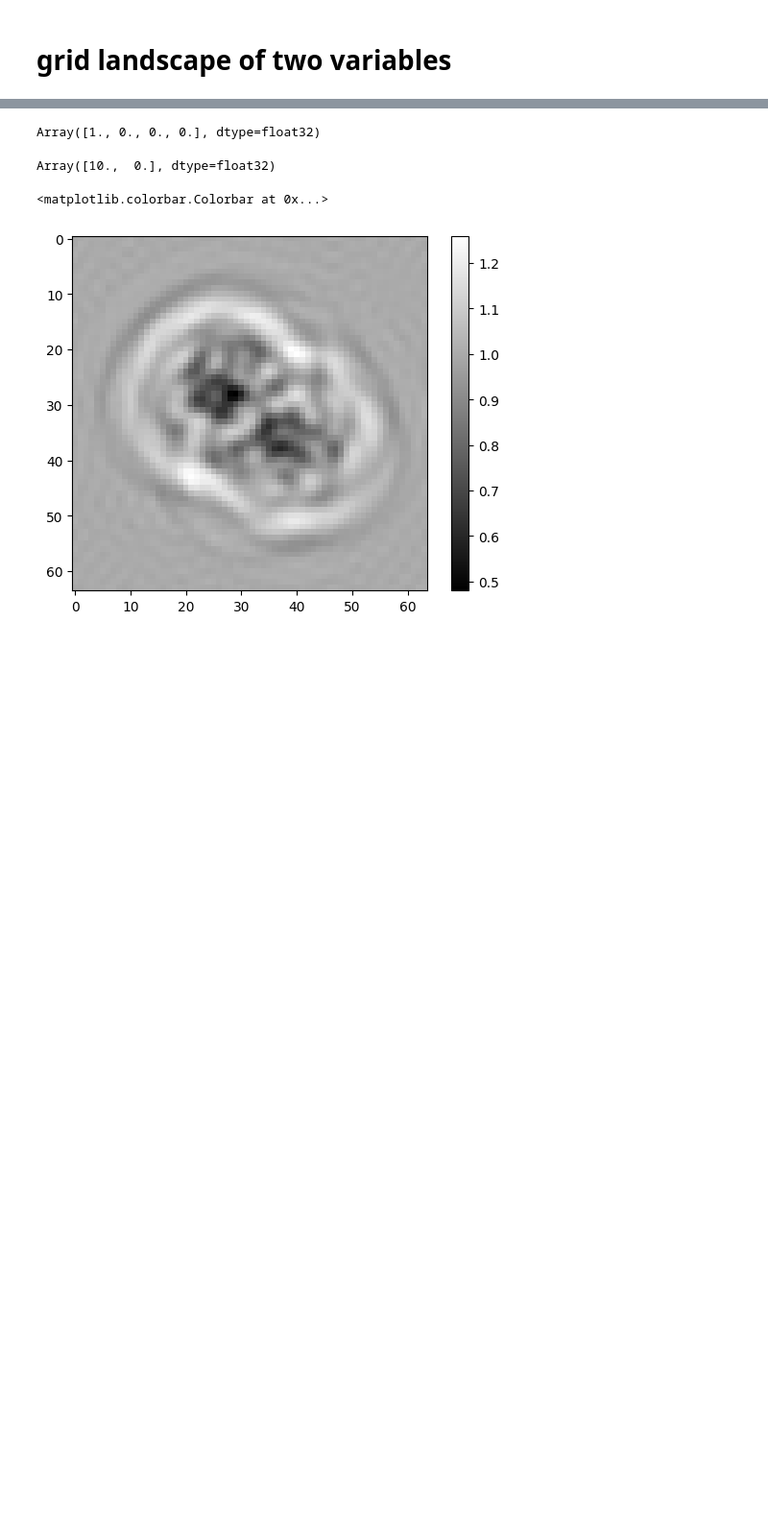
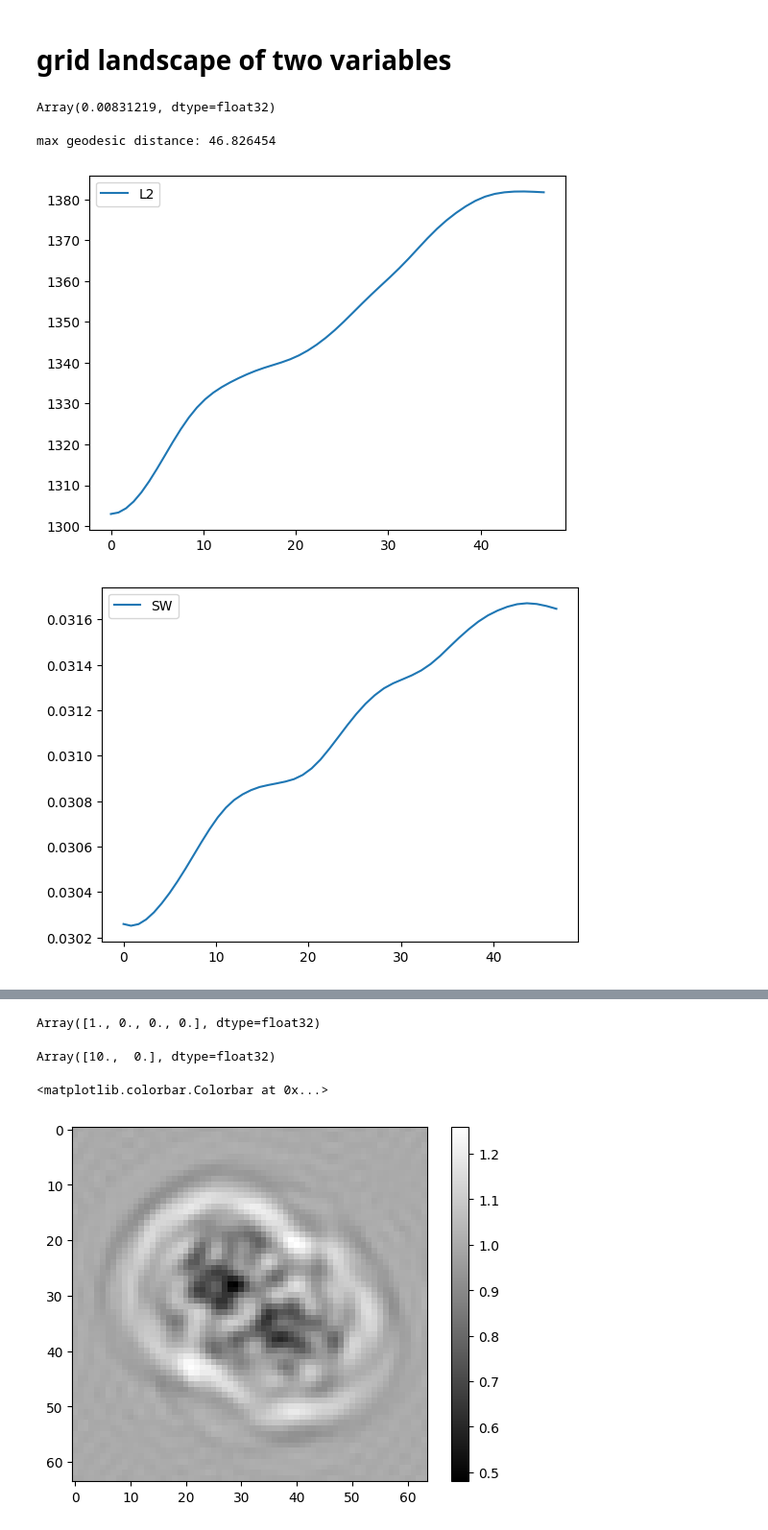
Before and after one commit to flatironinstitute/GOTO-SWAP, a Jupyter notebook: examples/cryojax_joint_optimization.ipynb, the cells around one changed output, grey strips where cells are left out. Shown at 96% size. Saved outputs shown, nothing was run; the diff lists cells and outputs as text; code cells hidden in the pictures; blank space fills up the shorter version.

```diff
--- a/examples/cryojax_joint_optimization.ipynb
+++ b/examples/cryojax_joint_optimization.ipynb
@@ -163,25 +153,48 @@ AssertionError:
+# %%
+n_pix = 64
+xm, ym = jnp.meshgrid(
+        jnp.linspace(-n_pix // 2, n_pix // 2 - 1, n_pix),
+        jnp.linspace(-n_pix // 2, n_pix // 2 - 1, n_pix),
+        indexing='ij',
+    )
+grid = jnp.stack([xm, ym], axis=-1)
+n_projections = 100
+n_pixels = 300
+normalize_safely_epsilon = 1e-12
+key = jax.random.PRNGKey(0)
+sw_sorted_jax_differentiable(image_model.simulate(), image_model.simulate() + 1, grid, n_projections, n_pixels, normalize_safely_epsilon, key)
+# %% [output]
+Array(0.00831219, dtype=float32)
 # %%
 
+# Example: same grids
+n = 50
+cv_grid = jnp.linspace(-4, 4, n)
+other_grid = jnp.linspace(0, 0.2, n)
 
-# Example: same grids
-n = 30
-cv_grid = jnp.linspace(-4, 4, n)
-other_grid = jnp.linspace(-5, 5, n)
-proj_ref = image_model.simulate()
+def other_to_geodesic(other):
+    wxyz = jnp.array([1.0-other, other, other, other])
+    wxyz /= jnp.linalg.norm(wxyz)
+    return jnp.rad2deg(2*jnp.arccos(wxyz[0]))
+# proj_ref = image_model.simulate()
+print('max geodesic distance:', other_to_geodesic(other_grid.max()))
 
 # Define a single evaluation function
 def eval_l2(cv, other):
-    # wxyz=jnp.array([1.0-other, other, other, other])
-    # wxyz /= jnp.linalg.norm(wxyz)
+    wxyz=jnp.array([1.0-other, other, other, other])
+    wxyz /= jnp.linalg.norm(wxyz)
     new_image_model = apply_all_cv(
-        image_model,
-        wxyz=jnp.array([1.0,0,0,0]),
-        cv_scalar=cv,
-        defocus_scalar=2000,
-        offset_x_in_angstroms=0,
-        offset_y_in_angstroms=other,
+        image_model_ref,
+        # wxyz=jnp.array([1.0,0,0,0]),
+        wxyz=wxyz,
+        cv_scalar=20,
+        defocus_scalar=3000,
+        offset_x_in_angstroms=cv,
+        offset_y_in_angstroms=cv,
     )
-    diff = new_image_model.simulate() - proj_ref
+    # dose = 1
+    # background = 0.0
+    diff = (dose*new_image_model.simulate() + background)  - image_ref
     return jnp.linalg.norm(diff)
 
 # First vmap over ty for a fixed cv
@@ -196,3 +209,5 @@ l2_landscape = eval_l2_over_cv_other(cv_grid, other_grid)
 # (Optional) Compile with JIT for big speedup
 eval_l2_over_cv_other_jit = jax.jit(eval_l2_over_cv_other)
 l2_landscape = eval_l2_over_cv_other_jit(cv_grid, other_grid)
+# %% [output]
+max geodesic distance: 46.826454
@@ -199 +255,14 @@ l2_landscape = eval_l2_over_cv_other_jit(cv_grid, other_grid)
+# %%
+geodesic_grid = jnp.array([other_to_geodesic(other) for other in other_grid])
+# geodesic_grid = other_grid
+
+plt.plot(geodesic_grid, l2_landscape[n//2,:], label='L2')
+plt.legend()
+plt.show()
+plt.plot(geodesic_grid, sw_landscape[n//2,:], label='SW')
+plt.legend()
+plt.show()
+# %% [output]
+[figure, added]
+[figure, added]
 # %%
```
Also changed, not shown: parts of 12 cells of this notebook, 2 other files.
